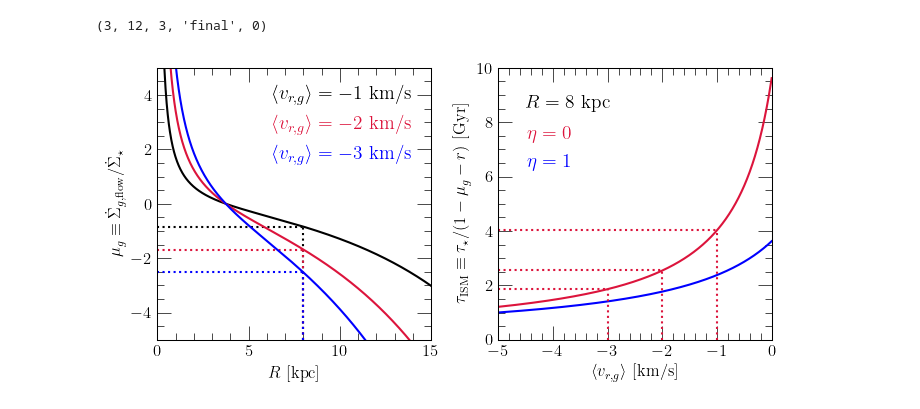
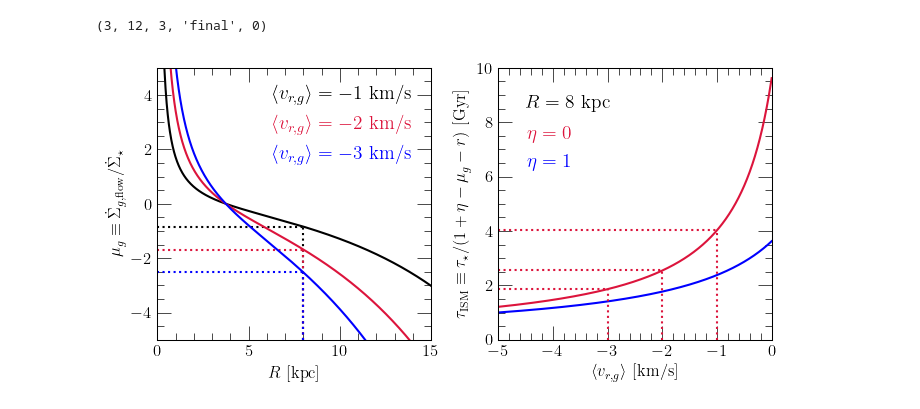
Before and after one commit to giganano/radial-flows, a Jupyter notebook: notebooks/mu_tauism.ipynb, the cells around one changed output. Saved outputs shown, nothing was run; the diff lists cells and outputs as text; code cells hidden in the pictures.

```diff
--- a/notebooks/mu_tauism.ipynb
+++ b/notebooks/mu_tauism.ipynb
@@ -35,7 +35,7 @@ ax2 = fig.add_subplot(122)
 ax1.set_xlabel(r"$R$ [kpc]")
 ax1.set_ylabel(r"$\mu_g \equiv \dot{\Sigma}_{g,\text{flow}} / \dot{\Sigma}_\star$")
 ax2.set_xlabel(r"$\langle v_{r,g} \rangle$ [km/s]")
-ax2.set_ylabel(r"$\tau_\text{ISM} \equiv \tau_\star / (1 - \mu_g - r)$ [Gyr]")
+ax2.set_ylabel(r"$\tau_\text{ISM} \equiv \tau_\star / (1 + \eta - \mu_g - r)$ [Gyr]")
 ax1.set_xlim([0, 15])
 ax1.set_ylim([-5, 5])
 ax2.set_xlim([-5, 0])
@@ -71,31 +71,31 @@ for v in velocities:
     tau = tau_ism(v, radius = 8)
     ax2.plot([ax2.get_xlim()[0], v], 2 * [tau], **kwargs)
     ax2.plot(2 * [v], [ax2.get_ylim()[0], tau], **kwargs)
 ax2.text(-4.5, 8.5, r"$R = 8$ kpc", fontsize = 14)
 kwargs = {
     "loc": mpl_loc("upper left"),
     "bbox_to_anchor": (0.02, 0.85),
     "ncol": 1,
     "handlelength": 0,
     "fontsize": 14
 }
 leg = ax2.legend(**kwargs)
 fancy_legend(leg, ["crimson", "blue"])
 
 kwargs = {
     "loc": mpl_loc("upper right"),
     "ncol": 1,
     "handlelength": 0,
     "fontsize": 14
 }
 leg = ax1.legend(**kwargs)
 fancy_legend(leg, ["black", "crimson", "blue"])
 
 plt.tight_layout()
 for ext in ["pdf", "jpeg"]:
     kwargs = {}
     if ext == "jpeg": kwargs["dpi"] = 200
     plt.savefig("./mu_tauism.%s" % (ext), **kwargs)
 plt.show()
 # %% [output]
-[figure, old version]
+[figure, new version]
```
Also changed, not shown: 2 other files.
